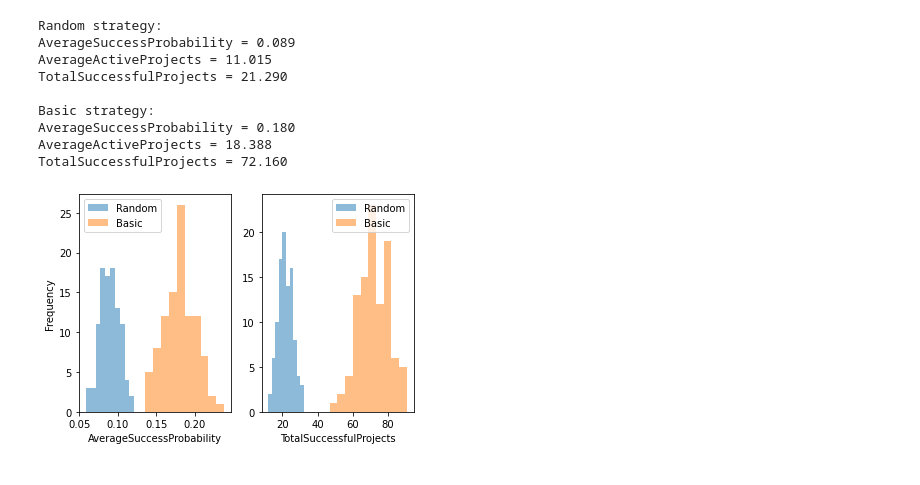
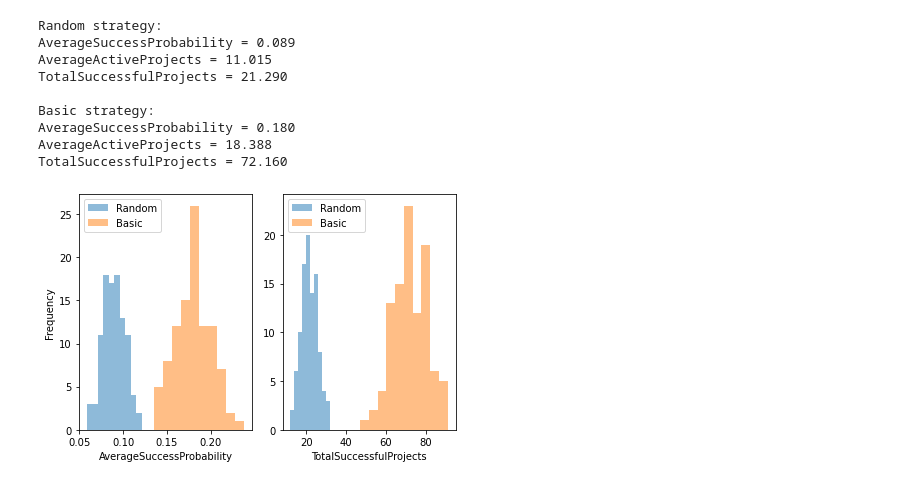
Before and after one commit to Superscriptus/SuperScript, a Jupyter notebook: developing_model_spec/comparing_strategies.ipynb, the cells around one changed output. Drawn from its saved outputs; the diff is of its cells as text; code cells hidden in the pictures.

Commit message:
updated comparing_strategies notebook and added directory for logging experiment results

```diff
--- a/developing_model_spec/comparing_strategies.ipynb
+++ b/developing_model_spec/comparing_strategies.ipynb
@@ -1,3 +5,5 @@
+# %%
+EXP_ID = 1
 # %% [markdown]
 ## TODO:
 
@@ -183,15 +205,18 @@ TotalSuccessfulProjects = 72.160
 # %%
 plt.subplot(1,2,1)
 plt.hist(prob["Random"].values(), alpha=0.5, label="Random");
 plt.hist(prob["Basic"].values(), alpha=0.5, label="Basic");
 plt.legend();
 plt.xlabel("AverageSuccessProbability");
 plt.ylabel("Frequency");
 
 plt.subplot(1,2,2)
 plt.hist(total_success["Random"].values(), alpha=0.5, label="Random");
 plt.hist(total_success["Basic"].values(), alpha=0.5, label="Basic");
 plt.legend();
 plt.xlabel("TotalSuccessfulProjects");
+
+plt.tight_layout()
+plt.savefig("experiments\success_histogram_exp_%03d.png" % EXP_ID)
 # %% [output]
-[figure, old version]
+[figure, new version]
```
Also changed, not shown: parts of 8 cells of this notebook, 3 other files.
